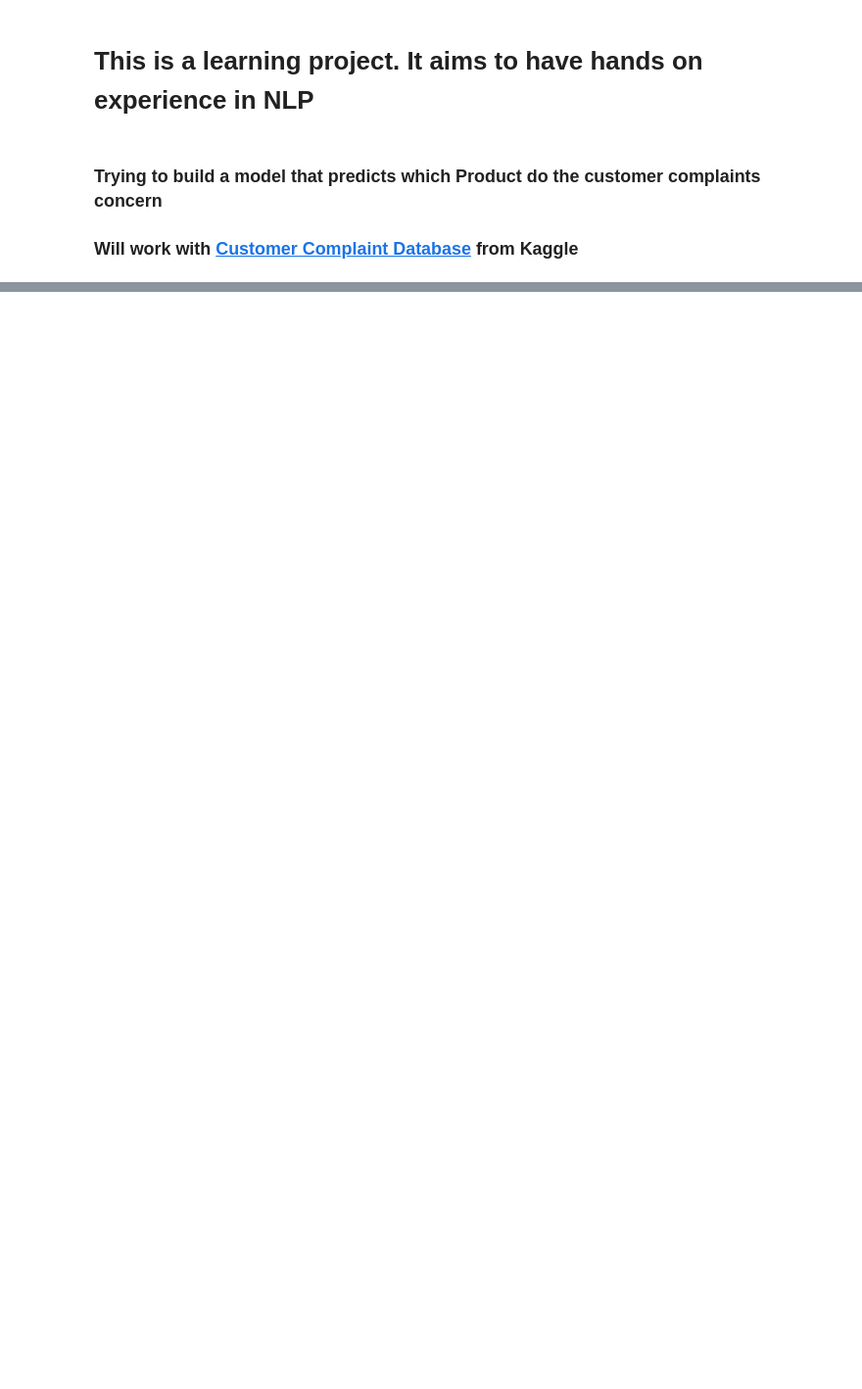
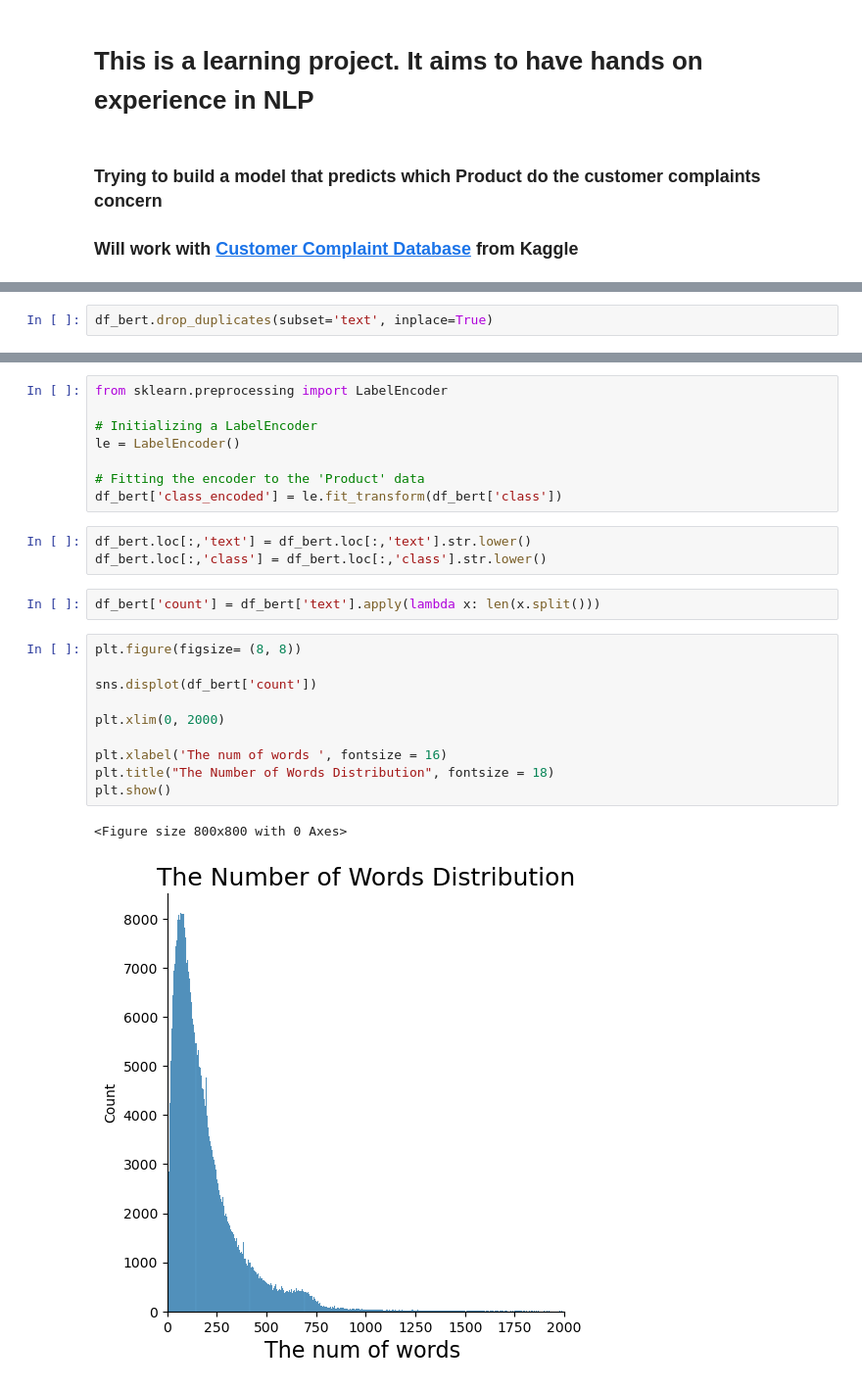
Before and after one commit to harunugurlu/mobile-action-internship, a Jupyter notebook: Data Science/Sample Projects/Customer Complaint Product Categorization/customer-complaint-product-categorization.ipynb, the cells around one changed output, grey strips where cells are left out. Shown at 98% size. Drawn from its saved outputs; the diff is of its cells as text; blank space fills up the shorter version.

Commit message:
clean data train test split

```diff
--- a/Data Science/Sample Projects/Customer Complaint Product Categorization/customer-complaint-product-categorization.ipynb
+++ b/Data Science/Sample Projects/Customer Complaint Product Categorization/customer-complaint-product-categorization.ipynb
@@ -39,0 +85,2 @@ from tqdm import tqdm
+# %%
+df_bert.drop_duplicates(subset='text', inplace=True)
@@ -39,0 +108,26 @@ from tqdm import tqdm
+# %%
+from sklearn.preprocessing import LabelEncoder
+
+# Initializing a LabelEncoder
+le = LabelEncoder()
+
+# Fitting the encoder to the 'Product' data
+df_bert['class_encoded'] = le.fit_transform(df_bert['class'])
+# %%
+df_bert.loc[:,'text'] = df_bert.loc[:,'text'].str.lower()
+df_bert.loc[:,'class'] = df_bert.loc[:,'class'].str.lower()
+# %%
+df_bert['count'] = df_bert['text'].apply(lambda x: len(x.split()))
+# %%
+plt.figure(figsize= (8, 8))
+
+sns.displot(df_bert['count'])
+
+plt.xlim(0, 2000)
+
+plt.xlabel('The num of words ', fontsize = 16)
+plt.title("The Number of Words Distribution", fontsize = 18)
+plt.show()
+# %% [output]
+<Figure size 800x800 with 0 Axes>
+[figure, added]
```
Also changed, not shown: parts of 22 cells of this notebook.
